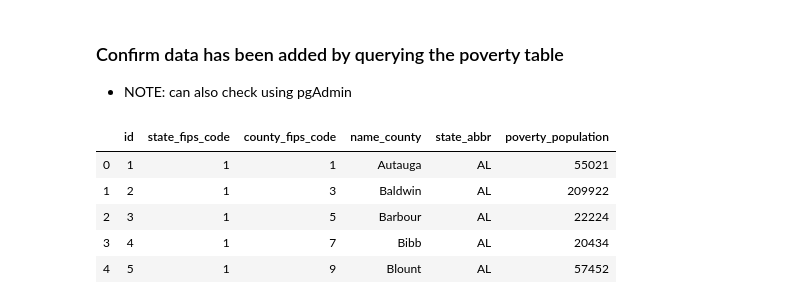
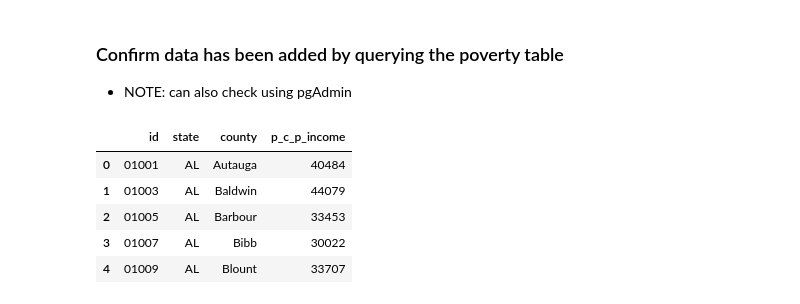
Before and after one commit to Lorsmo/Repo-ETL-Project-, a Jupyter notebook: poverty.ipynb, the cells around one changed output. Cells and saved outputs as stored; diff of their text form; code cells hidden in the pictures.

```diff
--- a/poverty.ipynb
+++ b/poverty.ipynb
@@ -174,11 +189,11 @@ poverty_df.to_sql(name='poverty', con=engine, if_exists='append', index=False)
 ### Confirm data has been added by querying the poverty table
 * NOTE: can also check using pgAdmin
 # %%
-pd.read_sql_query('select * from poverty', con=engine).head()
+pd.read_sql_query('select * from co_income', con=engine).head()
 # %% [output]
-|  | id | state_fips_code | county_fips_code | name_county | state_abbr | poverty_population |
-| 0 | 1 | 1 | 1 | Autauga | AL | 55021 |
-| 1 | 2 | 1 | 3 | Baldwin | AL | 209922 |
-| 2 | 3 | 1 | 5 | Barbour | AL | 22224 |
-| 3 | 4 | 1 | 7 | Bibb | AL | 20434 |
-| 4 | 5 | 1 | 9 | Blount | AL | 57452 |
+|  | id | state | county | p_c_p_income |
+| 0 | 01001 | AL | Autauga | 40484 |
+| 1 | 01003 | AL | Baldwin | 44079 |
+| 2 | 01005 | AL | Barbour | 33453 |
+| 3 | 01007 | AL | Bibb | 30022 |
+| 4 | 01009 | AL | Blount | 33707 |
```
Also changed, not shown: parts of 5 cells of this notebook.
